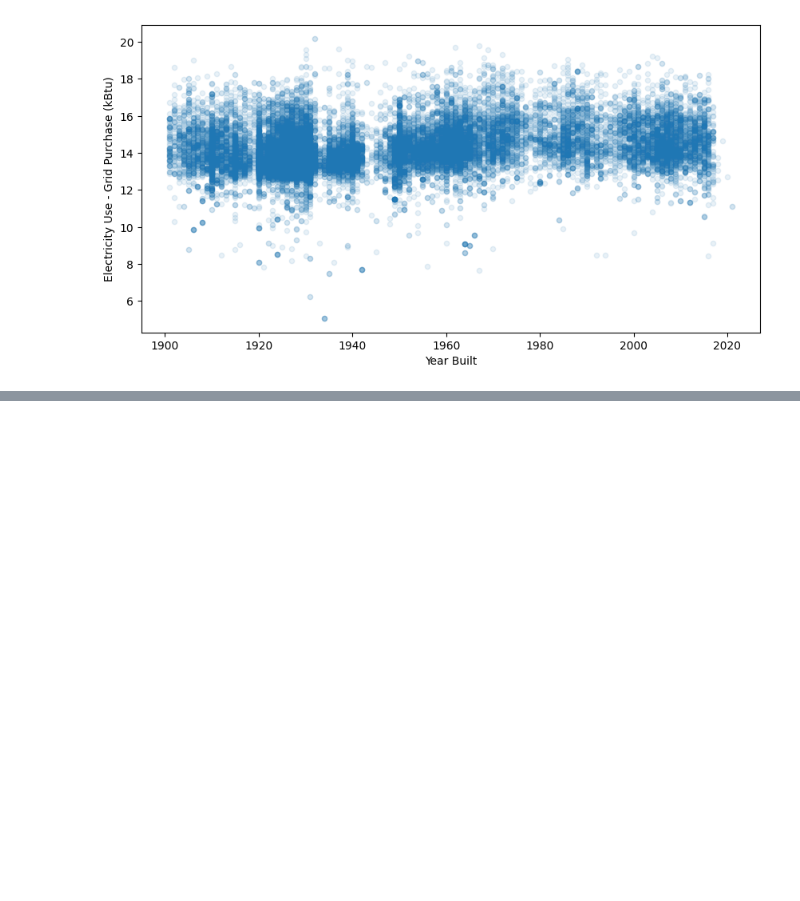
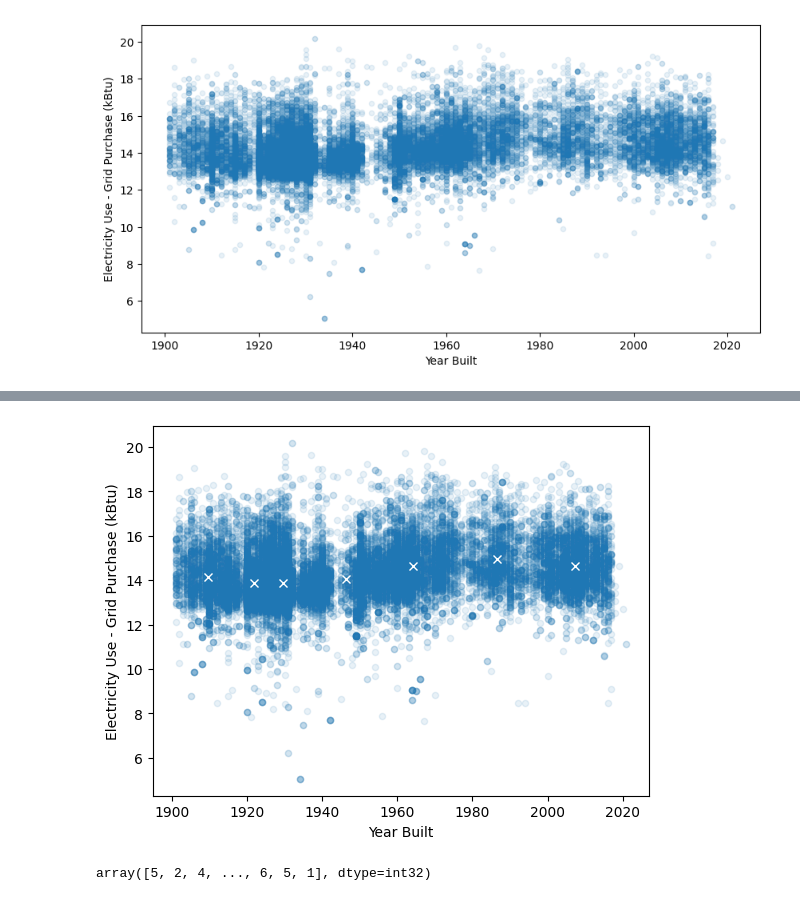
Before and after one commit to Abdourahim445/FDSFE_Asylla, a Jupyter notebook: Asylla_clustering_building_km_demo_10_16_2024.ipynb, the cells around one changed output, grey strips where cells are left out. Drawn from its saved outputs; the diff is of its cells as text; code cells hidden in the pictures; blank space fills up the shorter version.

```diff
--- a/Asylla_clustering_building_km_demo_10_16_2024.ipynb
+++ b/Asylla_clustering_building_km_demo_10_16_2024.ipynb
@@ -109,3 +109,6 @@ features.plot(year_col, elec_col, kind="scatter", alpha=0.1, figsize=(10,5))
 # %% [output]
 <Axes: xlabel='Year Built', ylabel='Electricity Use - Grid Purchase (kBtu)'>
 [figure]
+# %%
+km = KMeans(n_clusters=7, random_state = 4455, verbose=True)
+km.fit(features)
@@ -111,0 +139,12 @@ features.plot(year_col, elec_col, kind="scatter", alpha=0.1, figsize=(10,5))
+# %%
+features.plot(year_col, elec_col, kind = "scatter", alpha=0.1)
+for i in range(km.n_clusters):
+    x = km.cluster_centers_[i, 0]
+    y = km.cluster_centers_[i, 1]
+    plt.plot(x, y, "wx")
+# %% [output]
+[figure, added]
+# %%
+km.labels_
+# %% [output]
+array([5, 2, 4, ..., 6, 5, 1], dtype=int32)
```
Also changed, not shown: parts of 12 cells of this notebook.
